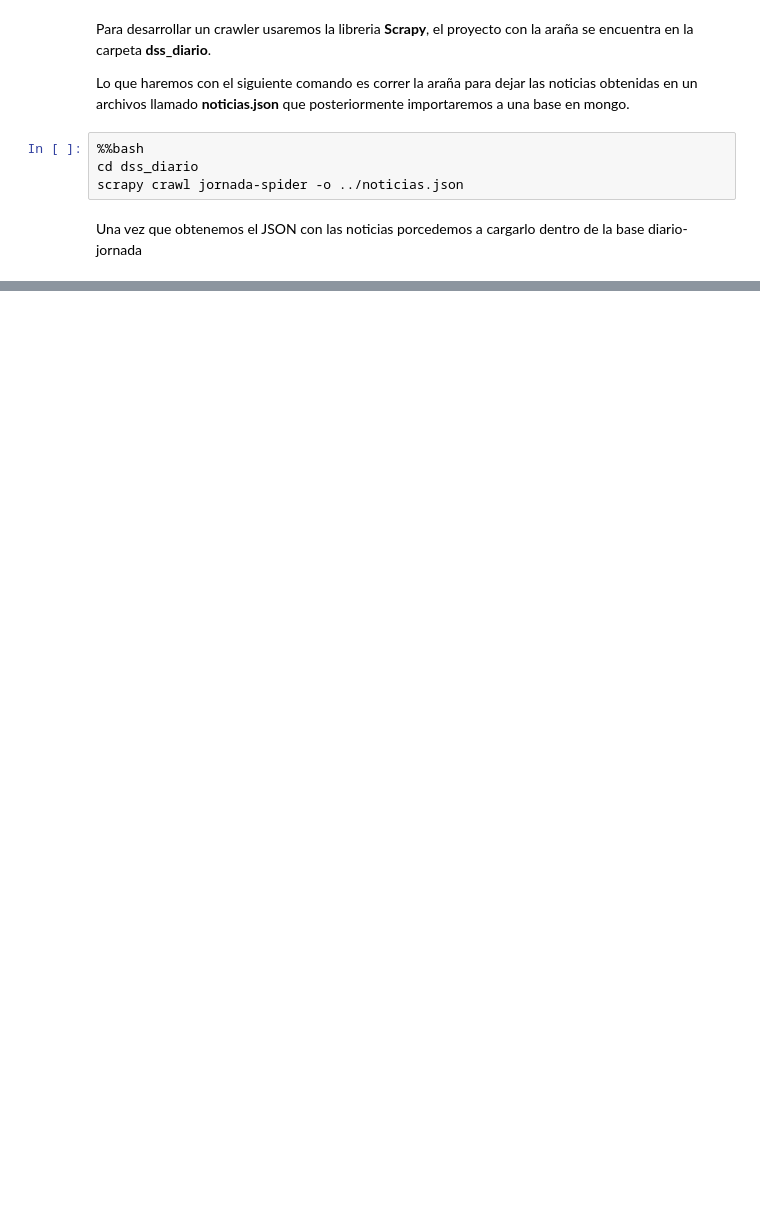
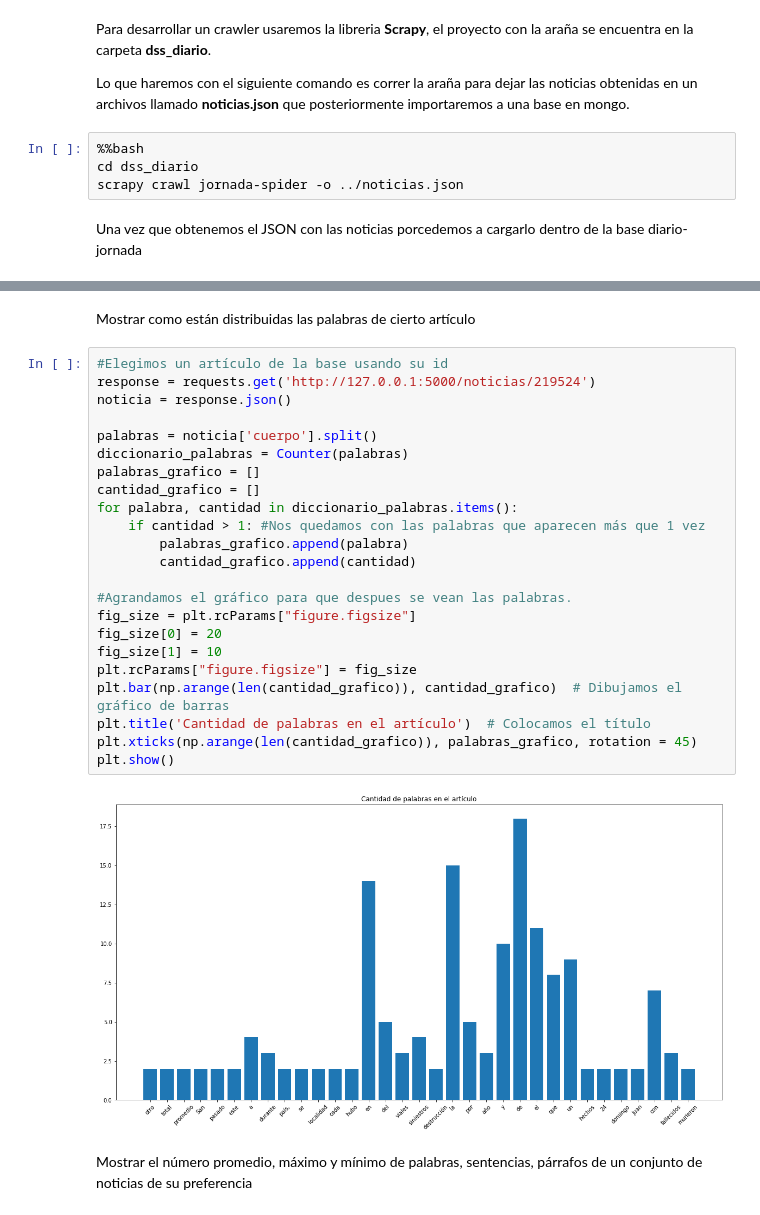
Before and after one commit to Ian07/DSS, a Jupyter notebook: Practico4/Crawler/Crawler.ipynb, the cells around one changed output, grey strips where cells are left out. Cells and saved outputs as stored; diff of their text form; blank space fills up the shorter version.

```diff
--- a/Practico4/Crawler/Crawler.ipynb
+++ b/Practico4/Crawler/Crawler.ipynb
@@ -31,0 +94,29 @@ client.close()
+# %% [markdown]
+Mostrar como están distribuidas las palabras de cierto artículo
+# %%
+#Elegimos un artículo de la base usando su id
+response = requests.get('http://127.0.0.1:5000/noticias/219524')
+noticia = response.json()
+
+palabras = noticia['cuerpo'].split()
+diccionario_palabras = Counter(palabras)
+palabras_grafico = []
+cantidad_grafico = []
+for palabra, cantidad in diccionario_palabras.items():
+    if cantidad > 1: #Nos quedamos con las palabras que aparecen más que 1 vez
+        palabras_grafico.append(palabra)
+        cantidad_grafico.append(cantidad)
+
+#Agrandamos el gráfico para que despues se vean las palabras.
+fig_size = plt.rcParams["figure.figsize"]
+fig_size[0] = 20
+fig_size[1] = 10
+plt.rcParams["figure.figsize"] = fig_size
+plt.bar(np.arange(len(cantidad_grafico)), cantidad_grafico)  # Dibujamos el gráfico de barras
+plt.title('Cantidad de palabras en el artículo')  # Colocamos el título
+plt.xticks(np.arange(len(cantidad_grafico)), palabras_grafico, rotation = 45)
+plt.show()
+# %% [output]
+[figure, added]
+# %% [markdown]
+Mostrar el número promedio, máximo y mínimo de palabras, sentencias, párrafos de un conjunto de noticias de su preferencia
```
Also changed, not shown: parts of 10 cells of this notebook, 1 other file.
